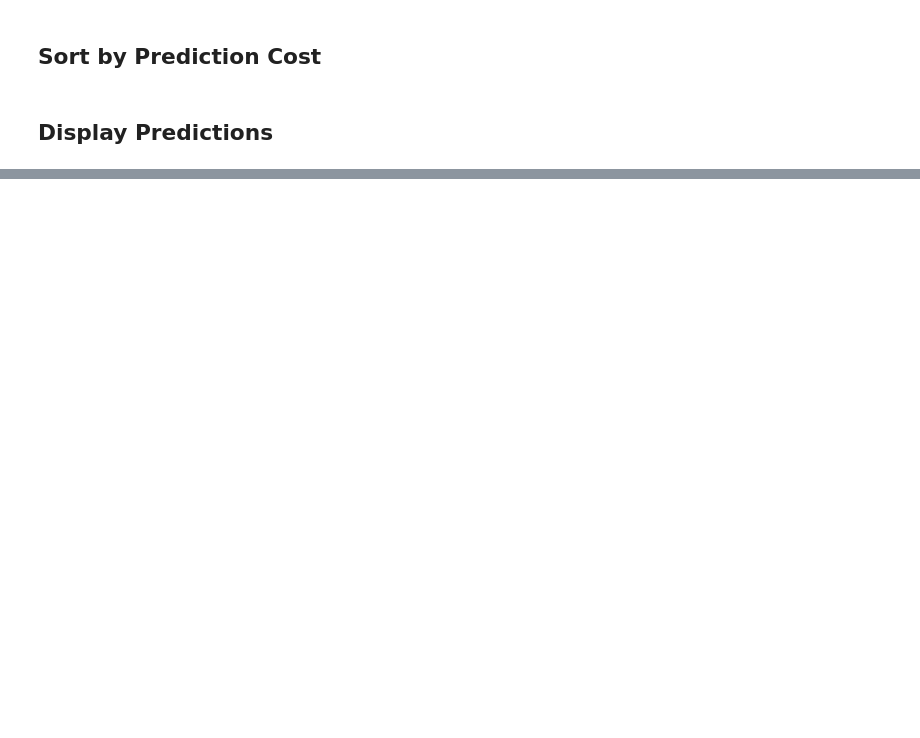
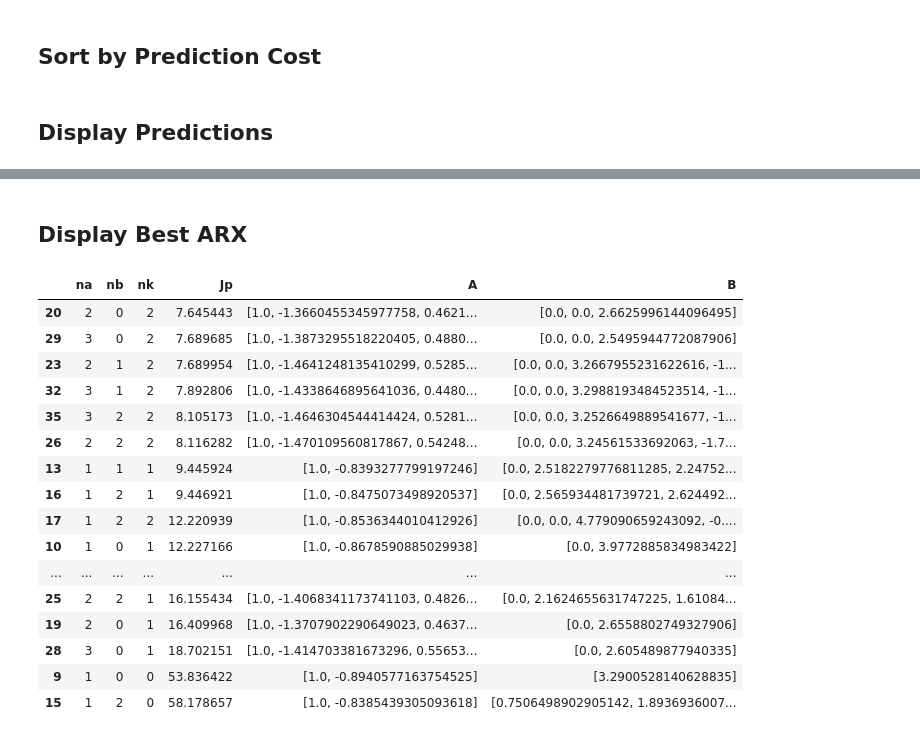
Before and after one commit to GuiBeal/system-identification, a Jupyter notebook: Python/main.ipynb, the cells around one changed output, grey strips where cells are left out. Saved outputs shown, nothing was run; the diff lists cells and outputs as text; code cells hidden in the pictures; blank space fills up the shorter version.

```diff
--- a/Python/main.ipynb
+++ b/Python/main.ipynb
@@ -263,0 +268,22 @@ $$\frac{2.331 z^2 + 3.04 z}{z^3 - 0.7292 z^2 - 0.1388 z + 0.06155}$$
+# %% [markdown]
+## Display Best ARX
+# %%
+display(models.loc[models.model == 'arx'][['na','nb','nk','Jp','A','B',]].head(20))
+# %% [output]
+|  | na | nb | nk | Jp | A | B |
+| 20 | 2 | 0 | 2 | 7.645443 | [1.0, -1.3660455345977758, 0.4621... | [0.0, 0.0, 2.6625996144096495] |
+| 29 | 3 | 0 | 2 | 7.689685 | [1.0, -1.3873295518220405, 0.4880... | [0.0, 0.0, 2.5495944772087906] |
+| 23 | 2 | 1 | 2 | 7.689954 | [1.0, -1.4641248135410299, 0.5285... | [0.0, 0.0, 3.2667955231622616, -1... |
+| 32 | 3 | 1 | 2 | 7.892806 | [1.0, -1.4338646895641036, 0.4480... | [0.0, 0.0, 3.2988193484523514, -1... |
+| 35 | 3 | 2 | 2 | 8.105173 | [1.0, -1.4646304544414424, 0.5281... | [0.0, 0.0, 3.2526649889541677, -1... |
+| 26 | 2 | 2 | 2 | 8.116282 | [1.0, -1.470109560817867, 0.54248... | [0.0, 0.0, 3.24561533692063, -1.7... |
+| 13 | 1 | 1 | 1 | 9.445924 | [1.0, -0.8393277799197246] | [0.0, 2.5182279776811285, 2.24752... |
+| 16 | 1 | 2 | 1 | 9.446921 | [1.0, -0.8475073498920537] | [0.0, 2.565934481739721, 2.624492... |
+| 17 | 1 | 2 | 2 | 12.220939 | [1.0, -0.8536344010412926] | [0.0, 0.0, 4.779090659243092, -0.... |
+| 10 | 1 | 0 | 1 | 12.227166 | [1.0, -0.8678590885029938] | [0.0, 3.9772885834983422] |
+| ... | ... | ... | ... | ... | ... | ... |
+| 25 | 2 | 2 | 1 | 16.155434 | [1.0, -1.4068341173741103, 0.4826... | [0.0, 2.1624655631747225, 1.61084... |
+| 19 | 2 | 0 | 1 | 16.409968 | [1.0, -1.3707902290649023, 0.4637... | [0.0, 2.6558802749327906] |
+| 28 | 3 | 0 | 1 | 18.702151 | [1.0, -1.414703381673296, 0.55653... | [0.0, 2.605489877940335] |
+| 9 | 1 | 0 | 0 | 53.836422 | [1.0, -0.8940577163754525] | [3.2900528140628835] |
+| 15 | 1 | 2 | 0 | 58.178657 | [1.0, -0.8385439305093618] | [0.7506498902905142, 1.8936936007... |
```
Also changed, not shown: parts of 10 cells of this notebook, 2 other files.
